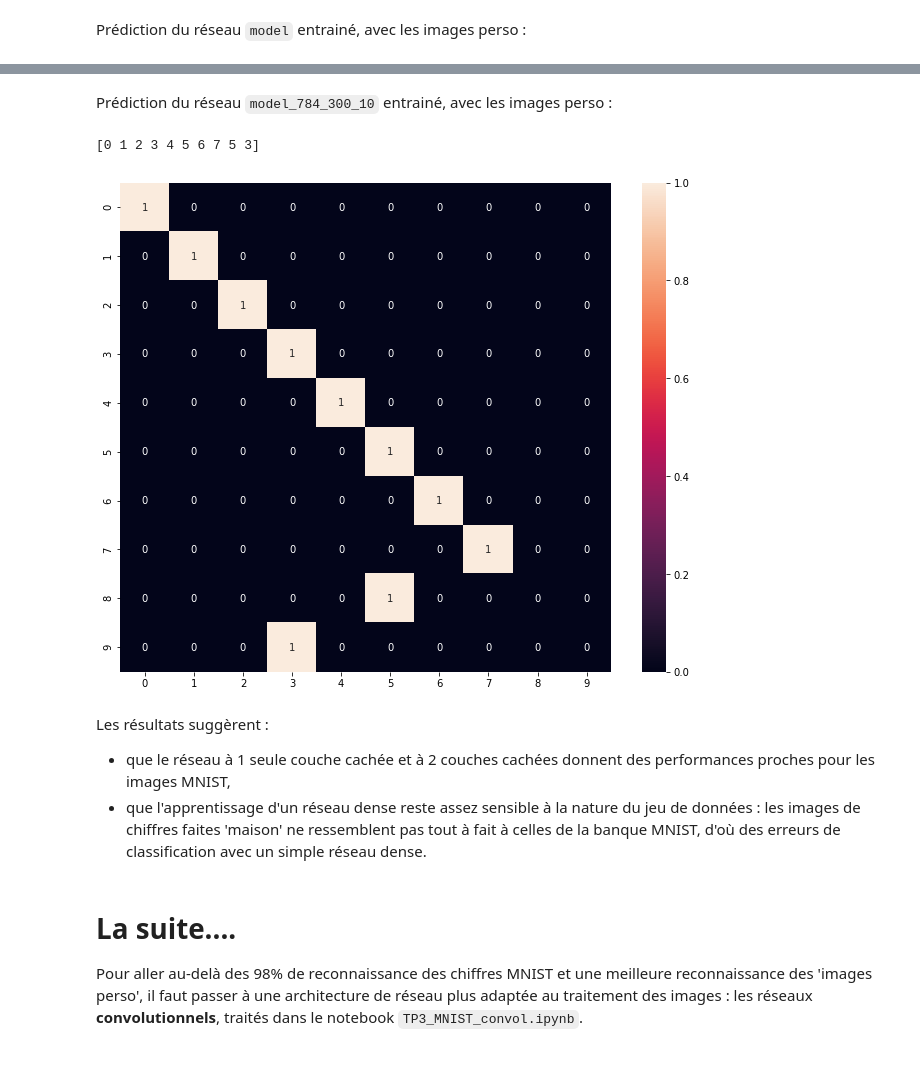
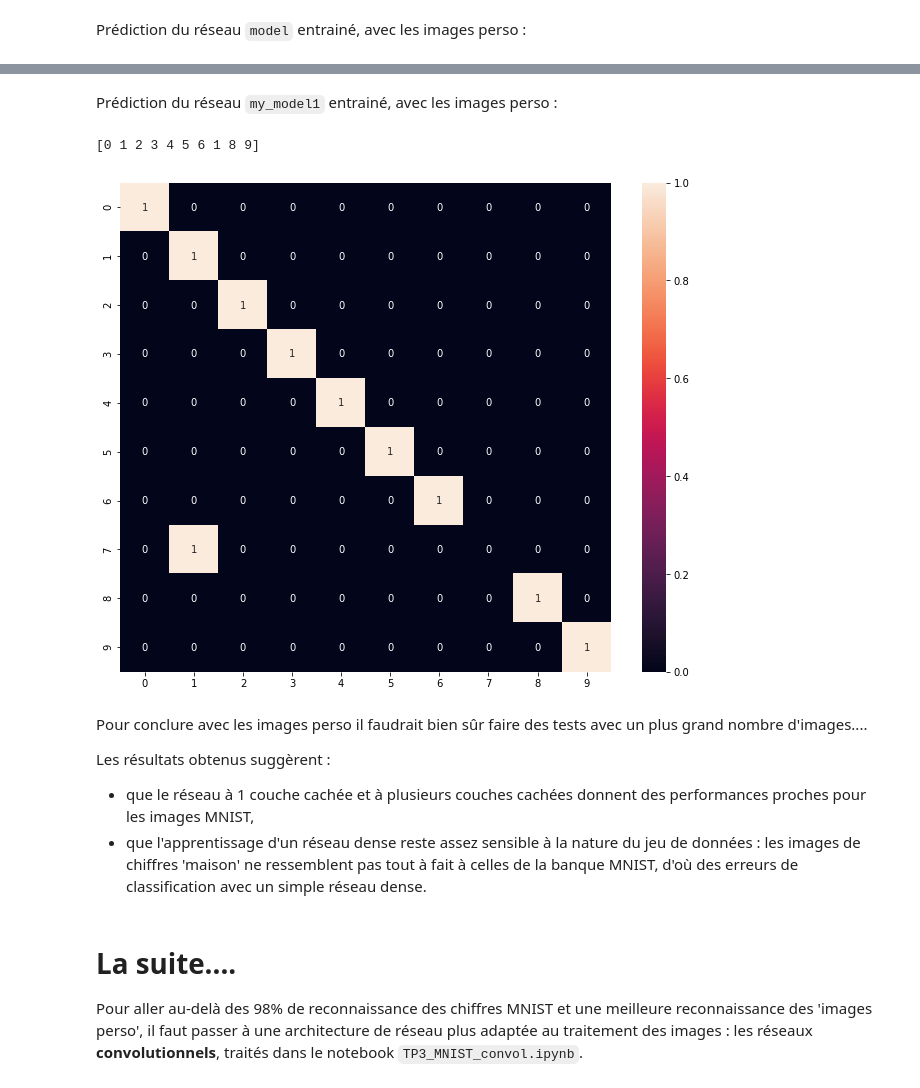
Before and after one commit to cjlux/mnist_tf2, a Jupyter notebook: Sol_TP1_MNIST_dense.ipynb, the cells around one changed output, grey strips where cells are left out. Drawn from its saved outputs; the diff is of its cells as text; code cells hidden in the pictures.

```diff
--- a/Sol_TP1_MNIST_dense.ipynb
+++ b/Sol_TP1_MNIST_dense.ipynb
@@ -532,9 +675,10 @@ import os
 if not os.path.exists("weights"): os.mkdir("weights")
 
 # sauvegarde des poids du réseau entrainé:
-model.save_weights('weights/check_points')
+key = 'model1_trained'
+model.save_weights('weights/'+key)
 
 # afficher les fichiers créés:
-files=[os.path.join("weights",f) for f in os.listdir("weights") if f.startswith("check")]
+files=[os.path.join("weights",f) for f in os.listdir("weights") if f.startswith(key)]
 for f in files: print(f)
 # %% [output]
@@ -552,10 +695,11 @@ import os
 if not os.path.exists("models"): os.mkdir("models")
 
 # sauvegarder structure réseau + poids :
-model.save('models/model1')
+key = 'model1'
+model.save('models/'+key)
 
 # afficher les fichiers créés:
-files=[os.path.join("models",f) for f in os.listdir("models") if f.startswith("model")]
+files=[os.path.join("models",f) for f in os.listdir("models") if f.startswith(key)]
 for f in files: print(f)
 # %% [output]
 INFO:tensorflow:Assets written to: models/model1/assets
@@ -692,10 +838,8 @@ def build_nn(layers, nb_pixel, nb_classe, data, epoch=15, batch_size=64):
 
     x_train, y_train, x_test, y_test = data
 
-    tf.random.set_seed(1234)
     model = Sequential()
     model.add(keras.Input(shape=(nb_pixel,)))
-    model.add(Dense(nb_pixel, activation='relu'))
     for nb_neurone in layers:
         model.add(Dense(nb_neurone, activation='relu'))
     model.add(Dense(nb_classe, activation='softmax'))
@@ -705,20 +849,28 @@ def build_nn(layers, nb_pixel, nb_classe, data, epoch=15, batch_size=64):
 
     tf.keras.utils.plot_model(model, show_shapes=True)
 
+    callbacks_list = [
+    EarlyStopping(monitor='val_accuracy',  # la grandeur à surveiller
+                  patience=2,       # accepter que 'val_accuracy' diminue 2 fois de suite
+                  verbose=1)
+    ]
+
     hist = model.fit(x_train, y_train,
-                       validation_data=(x_test, y_test),
-                       epochs=epoch,
-                       batch_size=batch_size)
+                     validation_data=(x_test, y_test),
+                     epochs=epoch,
+                     batch_size=batch_size,
+                     callbacks=callbacks_list)
 
     plot_loss_accuracy(hist)
 
-    results = model.predict(x_test)
-    show_cm_mnist(lab_test, results, range(nb_classe))
+    show_cm_mnist(lab_test, model.predict(x_test), range(nb_classe))
 
     return model
 # %%
 data = (x_train, y_train, x_test, y_test)
-model_300_100 = build_nn((300,100), nb_pixel, nb_classe, data, epoch=8, batch_size=128)
+tf.random.set_seed(SEED)
+
+my_model1 = build_nn((784,200,100), nb_pixel, nb_classe, data, batch_size=128)
 # %% [output]
 Model: "sequential_1"
 _________________________________________________________________
@@ -829,17 +985,19 @@ show_cm_mnist(target, my_results, range(10))
 # %% [markdown]
-Prédiction du réseau `model_784_300_10` entrainé, avec les images perso :
+Prédiction du réseau `my_model1` entrainé, avec les images perso :
 # %%
-my_results = model_300_100.predict(my_x)
+my_results = my_model1.predict(my_x)
 print(my_results.argmax(axis=-1))
 target    = np.array([0,1,2,3,4,5,6,7,8,9])
 show_cm_mnist(target, my_results, range(10))
 # %% [output]
-[0 1 2 3 4 5 6 7 5 3]
+[0 1 2 3 4 5 6 1 8 9]
-[figure, old version]
+[figure, new version]
 # %% [markdown]
-Les résultats suggèrent :
-- que le réseau à 1 seule couche cachée et à 2 couches cachées donnent des performances proches pour les images MNIST,
-- que l'apprentissage d'un réseau dense reste assez sensible à la nature du jeu de données : les images de chiffres faites 'maison' ne ressemblent pas tout à fait à celles de la banque MNIST, d'où des erreurs de classification avec un simple réseau dense.
+Pour conclure avec les images perso il faudrait bien sûr faire des tests avec un plus grand nombre d'images....
+
+Les résultats obtenus suggèrent :
+- que le réseau à 1 couche cachée et à plusieurs couches cachées donnent des performances proches pour les images MNIST,
+- que l'apprentissage d'un réseau dense reste assez sensible à la nature du jeu de données : les images de chiffres 'maison' ne ressemblent pas tout à fait à celles de la banque MNIST, d'où des erreurs de classification avec un simple réseau dense.
 # %% [markdown]
 # La suite....
 
```
Also changed, not shown: parts of 95 cells of this notebook, 25 other files.
